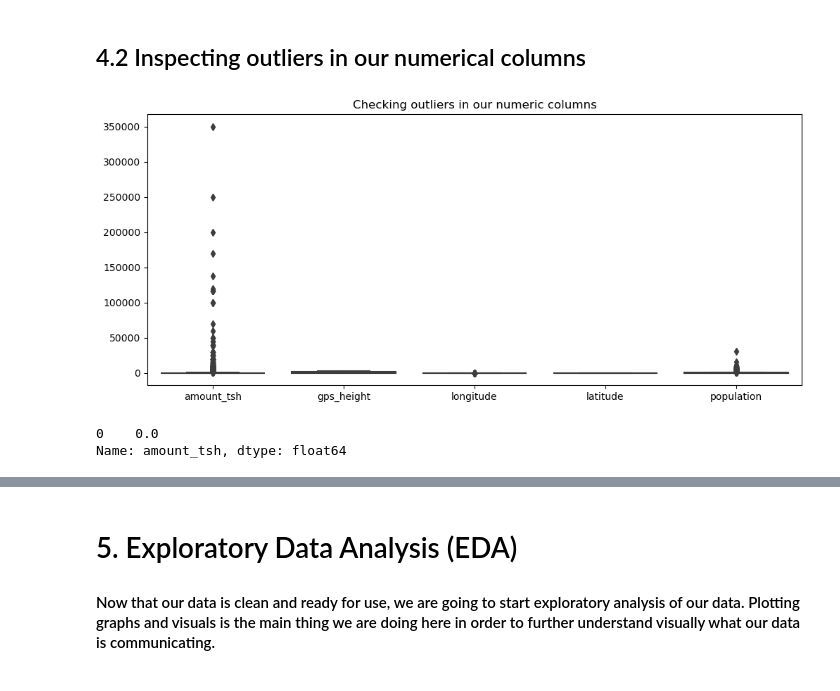
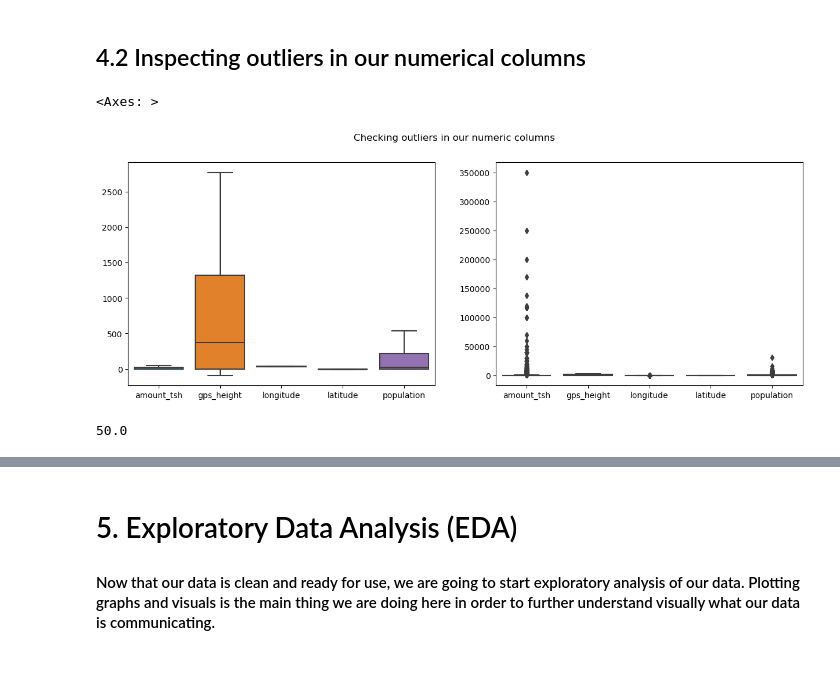
Before and after one commit to dev-ezzy/Classification-model, a Jupyter notebook: index.ipynb, the cells around one changed output, grey strips where cells are left out. Drawn from its saved outputs; the diff is of its cells as text; code cells hidden in the pictures.

```diff
--- a/index.ipynb
+++ b/index.ipynb
@@ -701,8 +701,10 @@ complete_data.loc[:, "management"].replace("other - school", "School", inplace =
 ## 4.2 Inspecting outliers in our numerical columns
 # %%
 numeric = complete_data.select_dtypes("number")
-plt.figure(figsize= (12, 5))
-plt.title("Checking outliers in our numeric columns")
-sns.boxplot(numeric);
+fig, ax = plt.subplots(ncols=2, figsize = (15, 5))
+plt.suptitle("Checking outliers in our numeric columns")
+sns.boxplot(numeric, showfliers = False, ax= ax[0]);
+sns.boxplot(numeric, showfliers = True, ax = ax[1])
 # %% [output]
+<Axes: >
-[figure, old version]
+[figure, new version]
@@ -709,5 +721,4 @@ sns.boxplot(numeric);
 # %%
-complete_data["amount_tsh"].mode()
+complete_data["amount_tsh"].max()
 # %% [output]
-0    0.0
-Name: amount_tsh, dtype: float64
+50.0
```
Also changed, not shown: parts of 8 cells of this notebook.
